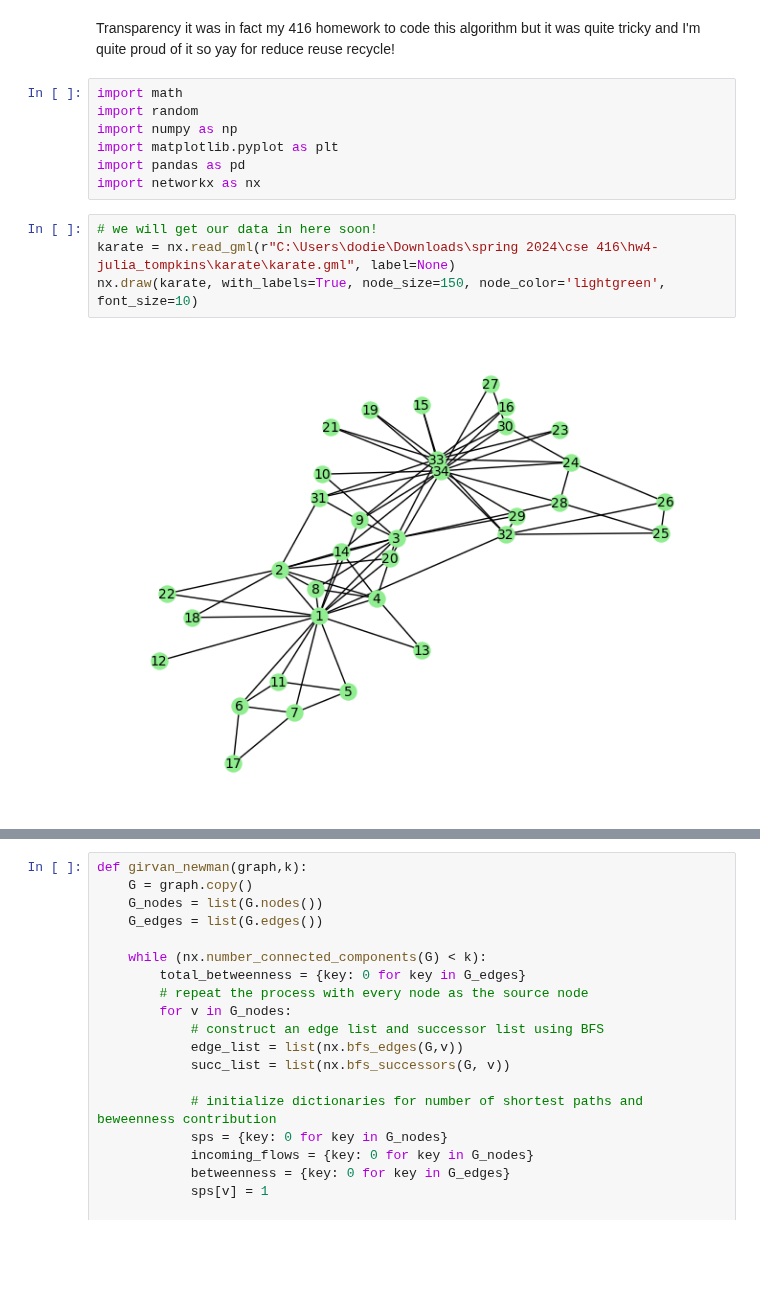
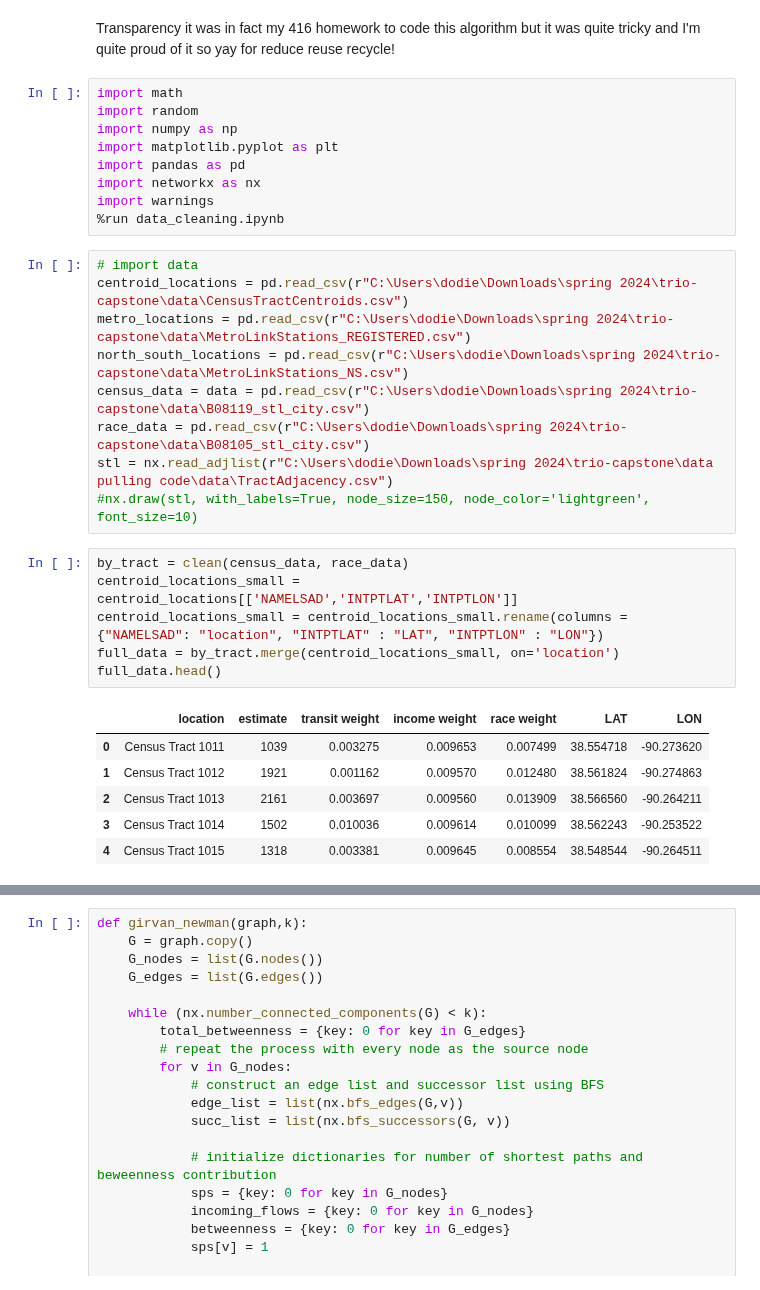
Before and after one commit to juliatompkins/trio-capstone, a Jupyter notebook: algorithms code/graph community clustering.ipynb, the cells around one changed output, grey strips where cells are left out. Cells and saved outputs as stored; diff of their text form; blank space fills up the shorter version.

```diff
--- a/algorithms code/graph community clustering.ipynb
+++ b/algorithms code/graph community clustering.ipynb
@@ -9,9 +9,27 @@ import numpy as np
 import matplotlib.pyplot as plt
 import pandas as pd
 import networkx as nx
+import warnings
+%run data_cleaning.ipynb
 # %%
-# we will get our data in here soon!
-karate = nx.read_gml(r"C:\Users\dodie\Downloads\spring 2024\cse 416\hw4-julia_tompkins\karate\karate.gml", label=None)
-nx.draw(karate, with_labels=True, node_size=150, node_color='lightgreen', font_size=10)
+# import data
+centroid_locations = pd.read_csv(r"C:\Users\dodie\Downloads\spring 2024\trio-capstone\data\CensusTractCentroids.csv")
+metro_locations = pd.read_csv(r"C:\Users\dodie\Downloads\spring 2024\trio-capstone\data\MetroLinkStations_REGISTERED.csv")
+north_south_locations = pd.read_csv(r"C:\Users\dodie\Downloads\spring 2024\trio-capstone\data\MetroLinkStations_NS.csv")
+census_data = data = pd.read_csv(r"C:\Users\dodie\Downloads\spring 2024\trio-capstone\data\B08119_stl_city.csv")
+race_data = pd.read_csv(r"C:\Users\dodie\Downloads\spring 2024\trio-capstone\data\B08105_stl_city.csv")
+stl = nx.read_adjlist(r"C:\Users\dodie\Downloads\spring 2024\trio-capstone\data pulling code\data\TractAdjacency.csv")
+#nx.draw(stl, with_labels=True, node_size=150, node_color='lightgreen', font_size=10)
-# %% [output]
-[figure, removed]
+# %%
+by_tract = clean(census_data, race_data)
+centroid_locations_small = centroid_locations[['NAMELSAD','INTPTLAT','INTPTLON']]
+centroid_locations_small = centroid_locations_small.rename(columns = {"NAMELSAD": "location", "INTPTLAT" : "LAT", "INTPTLON" : "LON"})
+full_data = by_tract.merge(centroid_locations_small, on='location')
+full_data.head()
+# %% [output]
+|  | location | estimate | transit weight | income weight | race weight | LAT | LON |
+| 0 | Census Tract 1011 | 1039 | 0.003275 | 0.009653 | 0.007499 | 38.554718 | -90.273620 |
+| 1 | Census Tract 1012 | 1921 | 0.001162 | 0.009570 | 0.012480 | 38.561824 | -90.274863 |
+| 2 | Census Tract 1013 | 2161 | 0.003697 | 0.009560 | 0.013909 | 38.566560 | -90.264211 |
+| 3 | Census Tract 1014 | 1502 | 0.010036 | 0.009614 | 0.010099 | 38.562243 | -90.253522 |
+| 4 | Census Tract 1015 | 1318 | 0.003381 | 0.009645 | 0.008554 | 38.548544 | -90.264511 |
```
Also changed, not shown: parts of 1 cell of this notebook, 1 other file.
